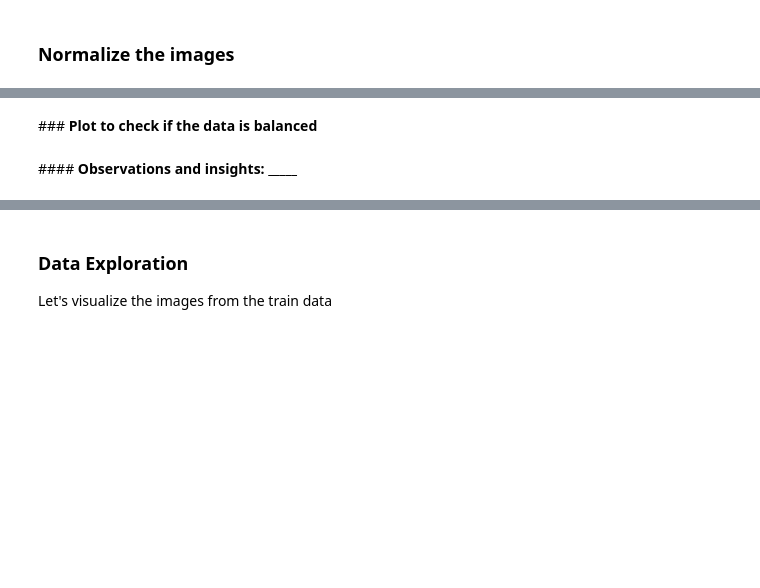
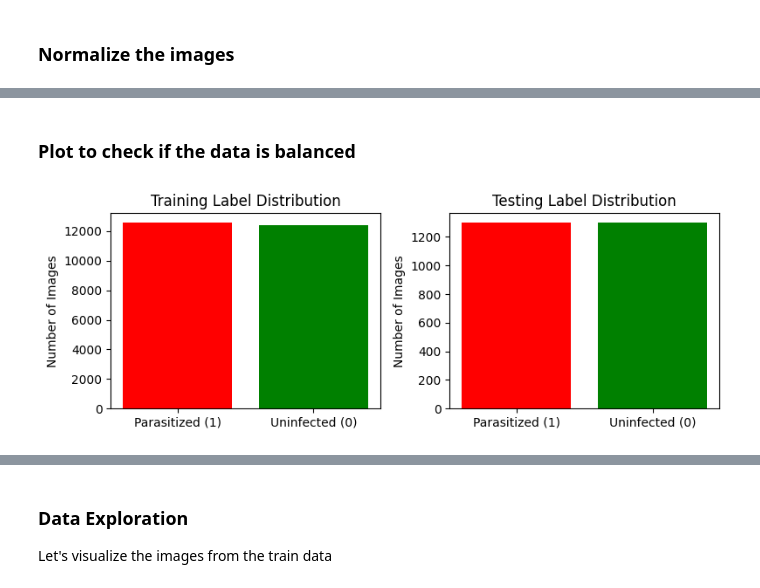
Before and after one commit to jasreman8/Malaria-Detection-Project, a Jupyter notebook: Malaria_Detection.ipynb, the cells around one changed output, grey strips where cells are left out. Saved outputs shown, nothing was run; the diff lists cells and outputs as text; code cells hidden in the pictures; blank space fills up the shorter version.

```diff
--- a/Malaria_Detection.ipynb
+++ b/Malaria_Detection.ipynb
@@ -287,2 +254,2 @@ test_images = (______________).astype('float32')
 # %% [markdown]
-###<b> Plot to check if the data is balanced
+### <b>Plot to check if the data is balanced
@@ -291,2 +256,24 @@ test_images = (______________).astype('float32')
-# %% [markdown]
-####<b> Observations and insights: _____
+# %%
+# Label counts
+train_counts = [12582, 12376]
+test_counts = [1300, 1300]
+labels = ['Parasitized (1)', 'Uninfected (0)']
+
+# Plot bar chart for training labels
+plt.figure(figsize=(8, 3))
+
+plt.subplot(1, 2, 1)
+plt.bar(labels, train_counts, color=['red', 'green'])
+plt.title('Training Label Distribution')
+plt.ylabel('Number of Images')
+
+# Plot bar chart for testing labels
+plt.subplot(1, 2, 2)
+plt.bar(labels, test_counts, color=['red', 'green'])
+plt.title('Testing Label Distribution')
+plt.ylabel('Number of Images')
+
+plt.tight_layout()
+plt.show()
+# %% [output]
+[figure, added]
```
Also changed, not shown: parts of 179 cells of this notebook.
